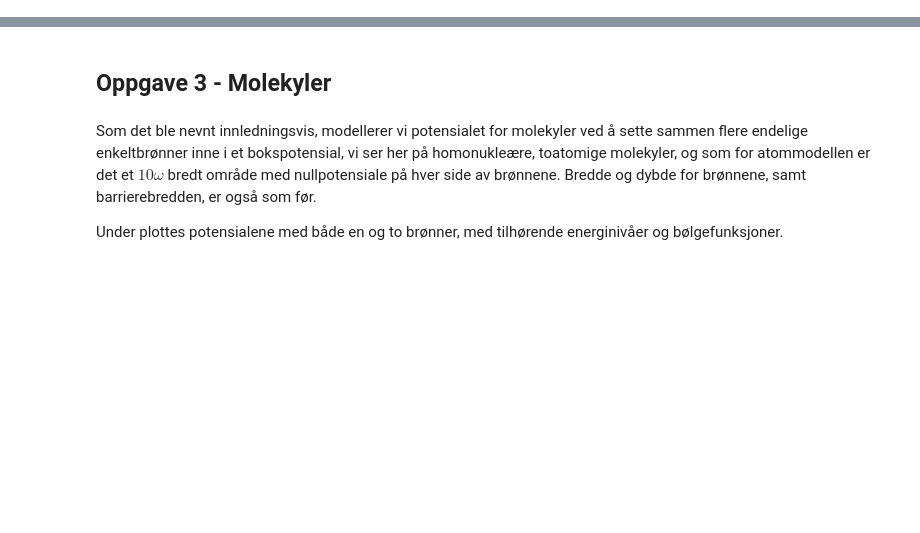
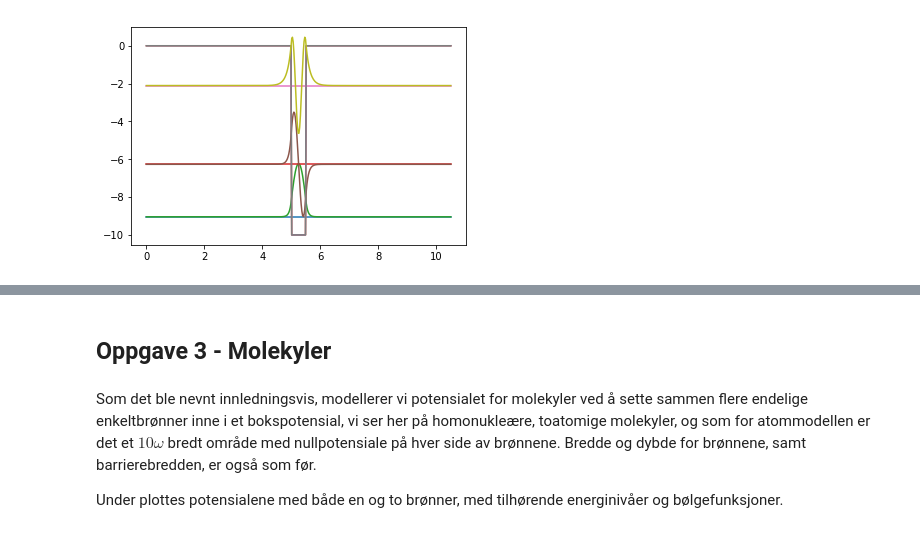
Before and after one commit to kaprests/Numerical-1D-TISE, a Jupyter notebook: prosjekt2_vitber_kvante.ipynb, the cells around one changed output, grey strips where cells are left out. Cells and saved outputs as stored; diff of their text form; code cells hidden in the pictures; blank space fills up the shorter version.

Commit message:
Adds task 1 and 2 inlcuding one comparison figure

```diff
--- a/prosjekt2_vitber_kvante.ipynb
+++ b/prosjekt2_vitber_kvante.ipynb
@@ -189,0 +223,4 @@ b)
+# %%
+plot_well_wave_funcs(1)
+# %% [output]
+[figure, added]
```
Also changed, not shown: parts of 14 cells of this notebook, 1 other file.
